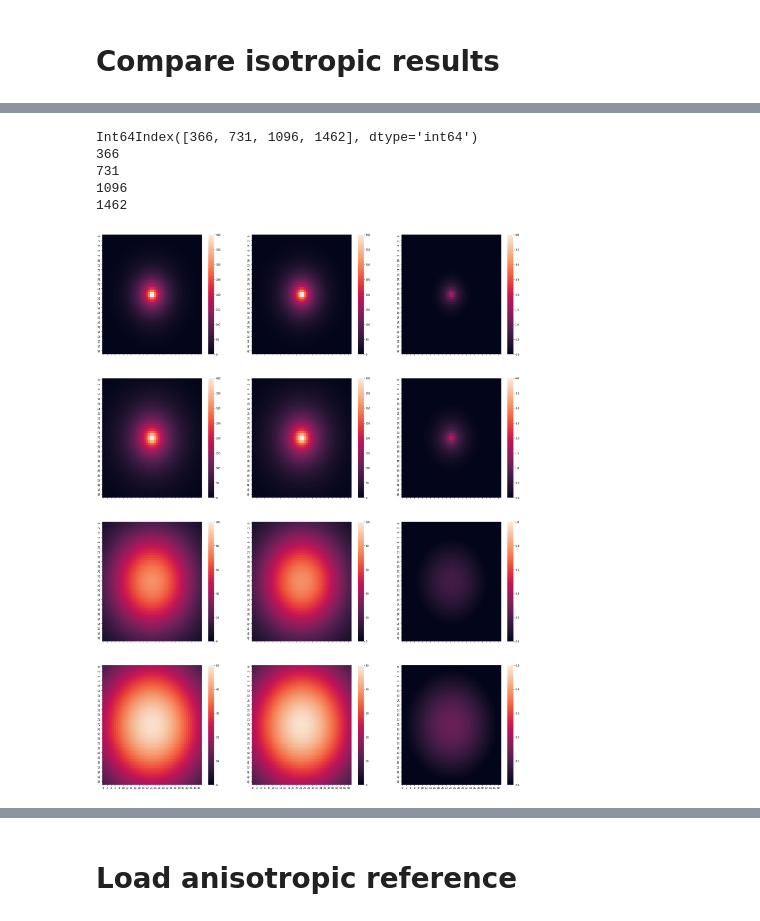
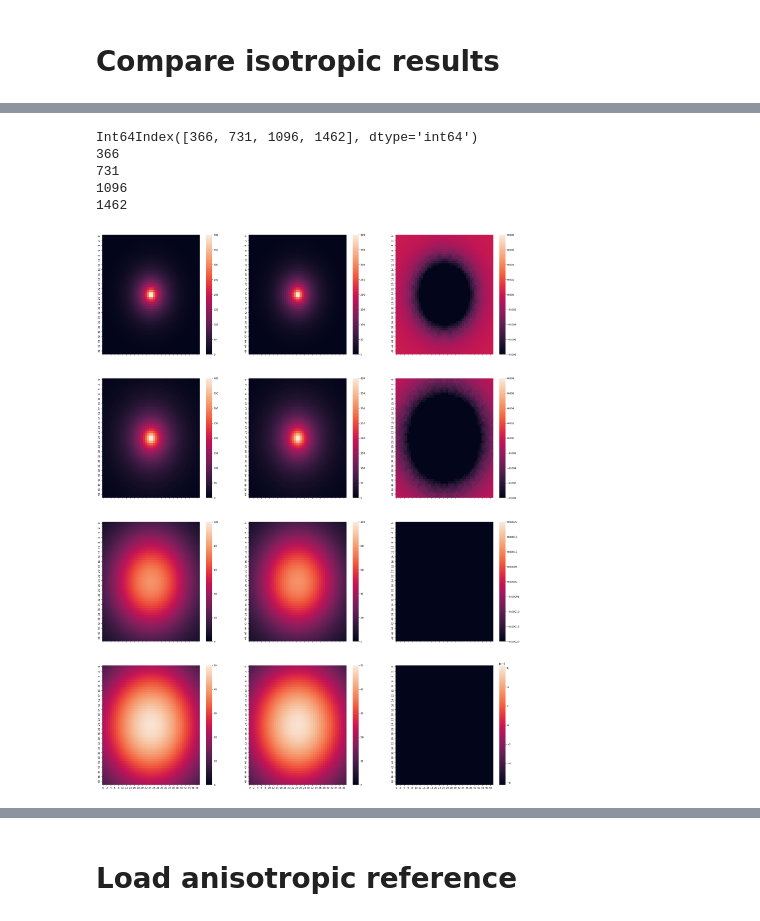
Before and after one commit to ut-beg-texnet/GIST, a Jupyter notebook: src/GISTRegressionTests.ipynb, the cells around one changed output, grey strips where cells are left out. Saved outputs shown, nothing was run; the diff lists cells and outputs as text; code cells hidden in the pictures.

```diff
--- a/src/GISTRegressionTests.ipynb
+++ b/src/GISTRegressionTests.ipynb
@@ -1,8 +1,8 @@
 # %%
 import sys
 basePath='/Workspace/Users/bill.curry@exxonmobil.com'
-gistPath='/Workspace/Users/bill.curry@exxonmobil.com/gist'
-sys.path.append(basePath)
+gistPath=basePath+'/GIST'
+sys.path.append(gistPath+'/lib')
 import numpy as np
 import pandas as pd
 import os
@@ -53,7 +51,7 @@ nRealizations=5
 # %%
 # Load FSP results from Reference directory
 years=[2018,2019,2020,2021]
-refPrefix=gistPath+'/Reference/ConstantInjectionReference'
+refPrefix=gistPath+'/regression/Reference/ConstantInjectionReference'
 refPaths=[]
 for year in years:
   refPaths.append(refPrefix+str(year)+'.csv')
@@ -119,16 +117,15 @@ wells={'ID': 1,
 
 injVec=np.concatenate((np.zeros((1,1)),np.full((731,1),25000.),np.zeros((731,1))))
 IDVec=np.ones((1463,1))
-#dayVec=np.arange(17166,18629,1)
 dateVec=pd.date_range(start='12/31/2016', end='1/1/2021')
 print(len(injVec),len(IDVec),len(dateVec))
 print(dateVec)
-# Get vector of output days
-outDateVec=pd.to_datetime(['1/1/2018','1/1/2019','1/1/2020','1/1/2021'])
-outDayVec=(outDateVec-pd.to_datetime('1/1/1970')).days
+# Get vector of output matlab days
+outRefDateVec=pd.to_datetime(['1/1/2018','1/1/2019','1/1/2020','1/1/2021'])
+outRefDayVec=(outRefDateVec-pd.to_datetime('1/1/1970')).days
 dayVec=(dateVec-pd.to_datetime('1/1/1970')).days.to_numpy()
-print(outDateVec)
-print(outDayVec)
+print(outRefDateVec)
+print(outRefDayVec)
 print(dayVec)
 # %% [output]
 1463 1463 1463
@@ -237,28 +223,28 @@ Out[12]: <AxesSubplot:xlabel='Date', ylabel='BPD'>
 # %%
 # Compare Matlab to computed
 f, axarr = plt.subplots(4, 3,sharex=True,figsize=(30,40))
 # Get plots out at a four intervals, Jan 1 per year
-outIdx=outDayVec-min(dayVec)
+outIdx=outRefDayVec-min(dayVec)
 print(outIdx)
 diffNP=np.zeros([pressureGrid.shape[0],pressureGrid.shape[1],len(outIdx)])
 # set color ranges
 vmap=[400,400,100,50]
-vdiffmap=[4,4,1,0.5]
+vdiffmap=[0.008,0.008,0.0002,0.0000625]
 for i in range(len(outIdx)):
   print(outIdx[i])
   sns.heatmap(pressureGrid[:,:,0,0,outIdx[i]],ax=axarr[i,0],vmin=0.,vmax=vmap[i])
   sns.heatmap(refMatlabNP[:,:,i],ax=axarr[i,1],vmin=0.,vmax=vmap[i])
   diffNP[:,:,i]=refMatlabNP[:,:,i]-pressureGrid[:,:,0,0,outIdx[i]]
-  sns.heatmap(diffNP[:,:,i],ax=axarr[i,2],vmin=0.,vmax=vdiffmap[i])
+  sns.heatmap(diffNP[:,:,i],ax=axarr[i,2],vmin=-vdiffmap[i],vmax=vdiffmap[i])
 
 #Create differences
 # %% [output]
 Int64Index([366, 731, 1096, 1462], dtype='int64')
 366
 731
 1096
 1462
-[figure, old version]
+[figure, new version]
 # %%
 print(wellDF)
 eq1={'SeismicEventId': 1,
```
Also changed, not shown: parts of 10 cells of this notebook.
